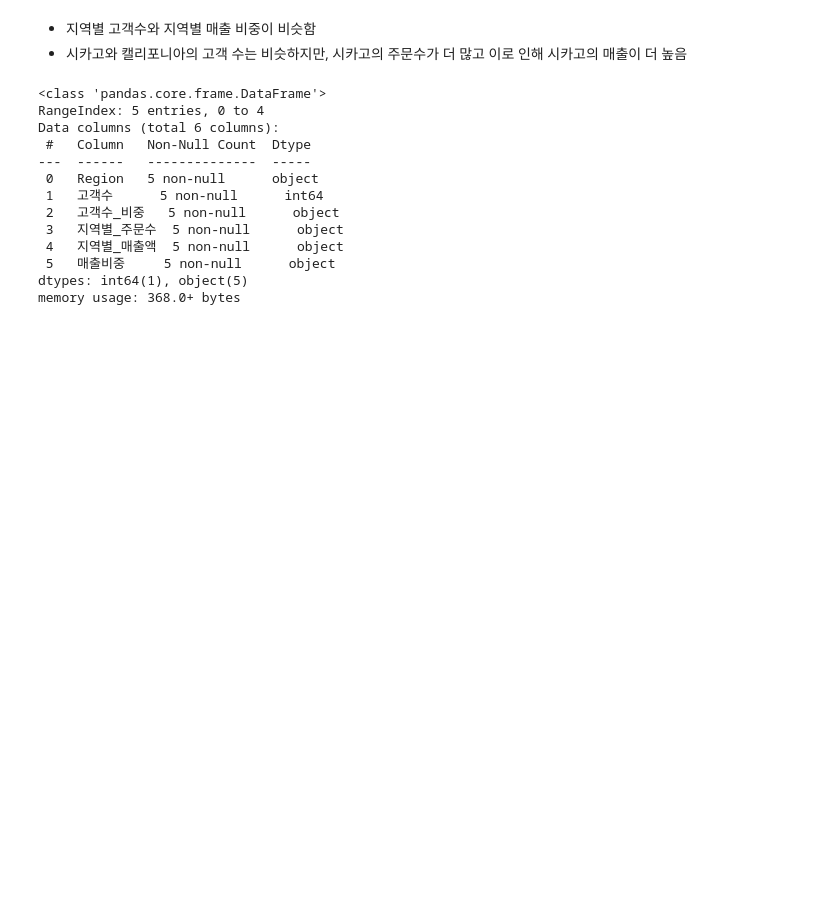
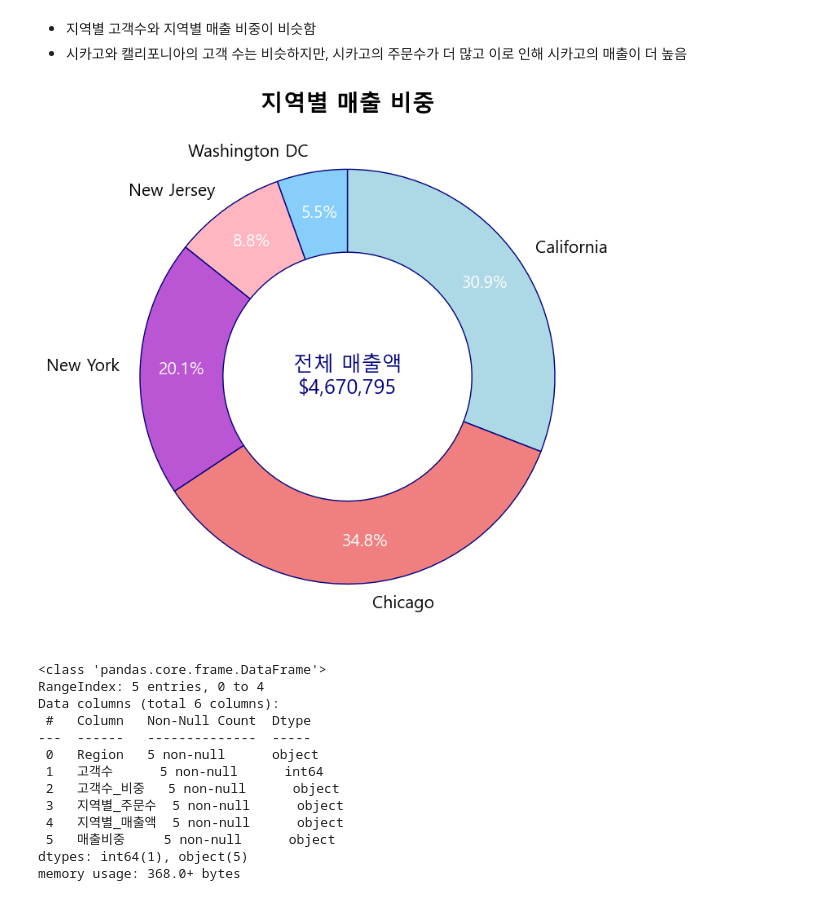
Before and after one commit to buzziru/ML_COMMERCE, a Jupyter notebook: eda/01_First Look_매출분석.ipynb, the cells around one changed output. Drawn from its saved outputs; the diff is of its cells as text; code cells hidden in the pictures; blank space fills up the shorter version.

Commit message:
region sales donut chart

```diff
--- a/eda/01_First Look_매출분석.ipynb
+++ b/eda/01_First Look_매출분석.ipynb
@@ -1147,6 +1152,32 @@ df_region.sort_values(by='매출비중', ascending=False)
 # %% [markdown]
 - 지역별 고객수와 지역별 매출 비중이 비슷함
 - 시카고와 캘리포니아의 고객 수는 비슷하지만, 시카고의 주문수가 더 많고 이로 인해 시카고의 매출이 더 높음
+# %%
+total_sales = df_region["지역별_매출액"].sum()
+
+fig, ax = plt.subplots(figsize=(7, 7), constrained_layout=True)
+colors = ['#add8e6', '#f08080', '#ba55d3', '#ffb6c1', '#87cefa']
+pie_wedges, texts, autotexts, = ax.pie(df_region["매출비중"],
+                                     startangle=90, counterclock=False,
+                                     colors=colors, autopct="%.1f%%", pctdistance=0.8,
+                                     wedgeprops={"width":0.4, "ec":'navy'},
+                            )
+for autotext in autotexts:
+    autotext.set_color('white')
+    autotext.set_fontsize(15)
+
+for i, (wedge, region) in enumerate(zip(pie_wedges, df_region["Region"])):
+    angle = (wedge.theta2 - wedge.theta1)/2. + wedge.theta1
+    x = 1.1 * np.cos(np.deg2rad(angle))
+    y = 1.1 * np.sin(np.deg2rad(angle))
+    horizontalalignment = {-1: "right", 1: "left"}[int(np.sign(x))]
+    ax.text(x, y, region, color="black", ha=horizontalalignment, va="center", fontsize=15)
+
+ax.text(0, 0, f'전체 매출액\n${total_sales:,.0f}', ha='center', va='center', fontsize=18, color='navy')
+plt.title('지역별 매출 비중', fontdict={'fontsize':20, "fontweight":"bold"})
+plt.show()
+# %% [output]
+[figure, added]
 # %%
 df_region.info()
 # %% [output]
```
Also changed, not shown: parts of 4 cells of this notebook.
